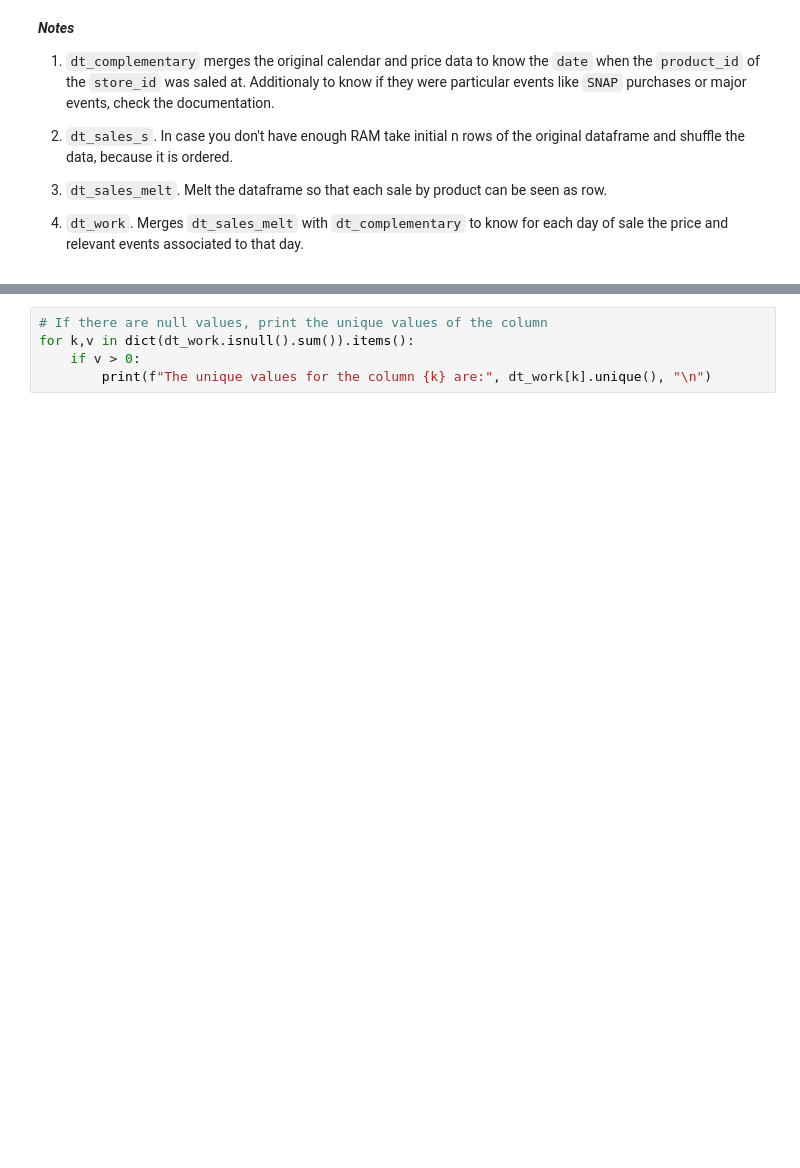
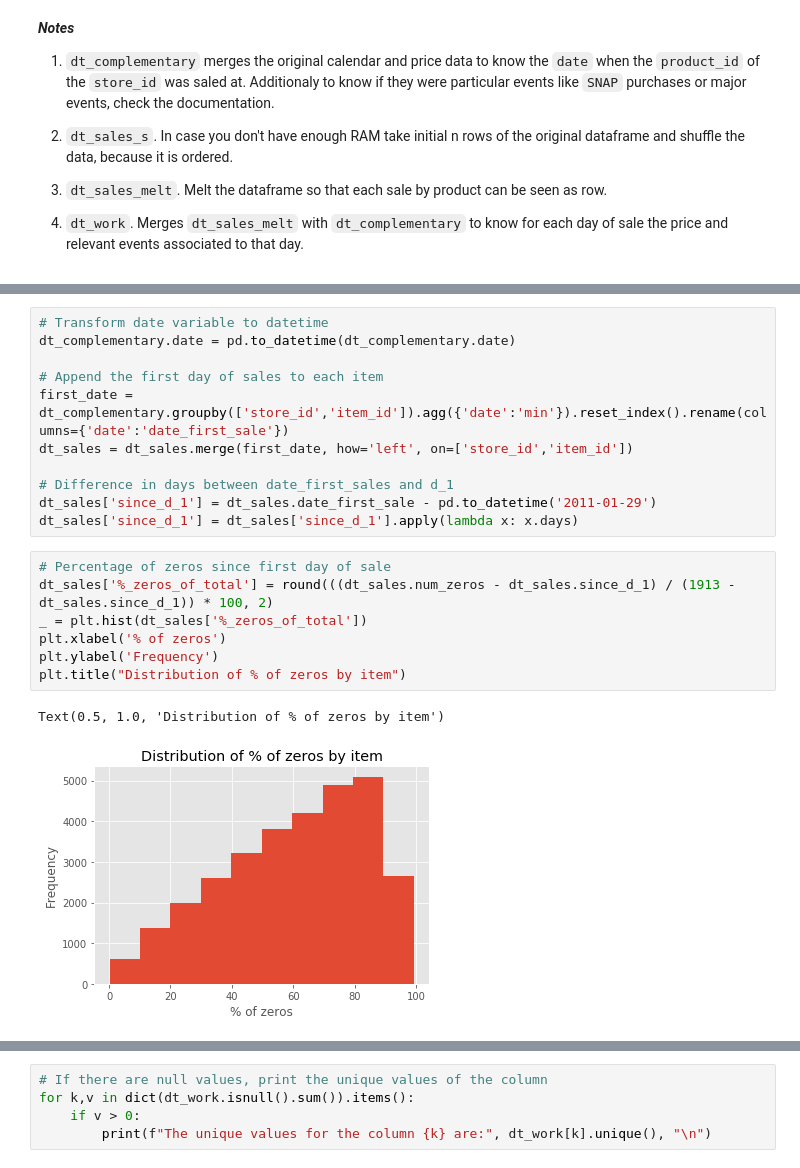
Before and after one commit to TremaMiguel/KaggleCompetitions, a Jupyter notebook: M5_Forecasting/notebooks/M5_Forecasting_CDA.ipynb, the cells around one changed output, grey strips where cells are left out. Drawn from its saved outputs; the diff is of its cells as text; blank space fills up the shorter version.

```diff
--- a/M5_Forecasting/notebooks/M5_Forecasting_CDA.ipynb
+++ b/M5_Forecasting/notebooks/M5_Forecasting_CDA.ipynb
@@ -41,0 +67,21 @@ dt_sales = shuffle(dt_sales, n_samples = 3000)
+# %%
+# Transform date variable to datetime
+dt_complementary.date = pd.to_datetime(dt_complementary.date)
+
+# Append the first day of sales to each item
+first_date = dt_complementary.groupby(['store_id','item_id']).agg({'date':'min'}).reset_index().rename(columns={'date':'date_first_sale'})
+dt_sales = dt_sales.merge(first_date, how='left', on=['store_id','item_id'])
+
+# Difference in days between date_first_sales and d_1
+dt_sales['since_d_1'] = dt_sales.date_first_sale - pd.to_datetime('2011-01-29')
+dt_sales['since_d_1'] = dt_sales['since_d_1'].apply(lambda x: x.days)
+# %%
+# Percentage of zeros since first day of sale
+dt_sales['%_zeros_of_total'] = round(((dt_sales.num_zeros - dt_sales.since_d_1) / (1913 - dt_sales.since_d_1)) * 100, 2)
+_ = plt.hist(dt_sales['%_zeros_of_total'])
+plt.xlabel('% of zeros')
+plt.ylabel('Frequency')
+plt.title("Distribution of % of zeros by item")
+# %% [output]
+Text(0.5, 1.0, 'Distribution of % of zeros by item')
+[figure, added]
```
Also changed, not shown: parts of 20 cells of this notebook.
